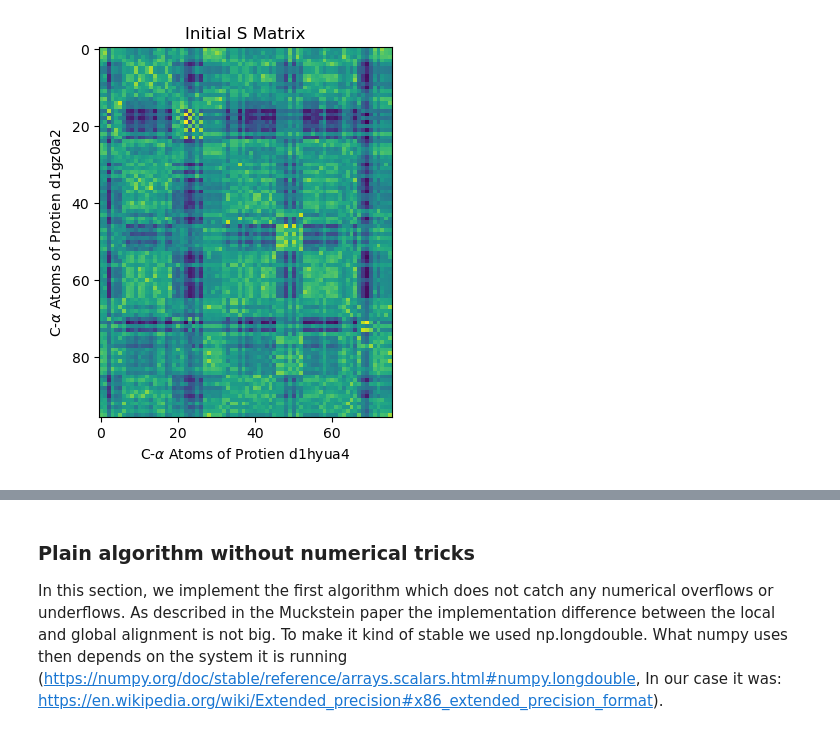
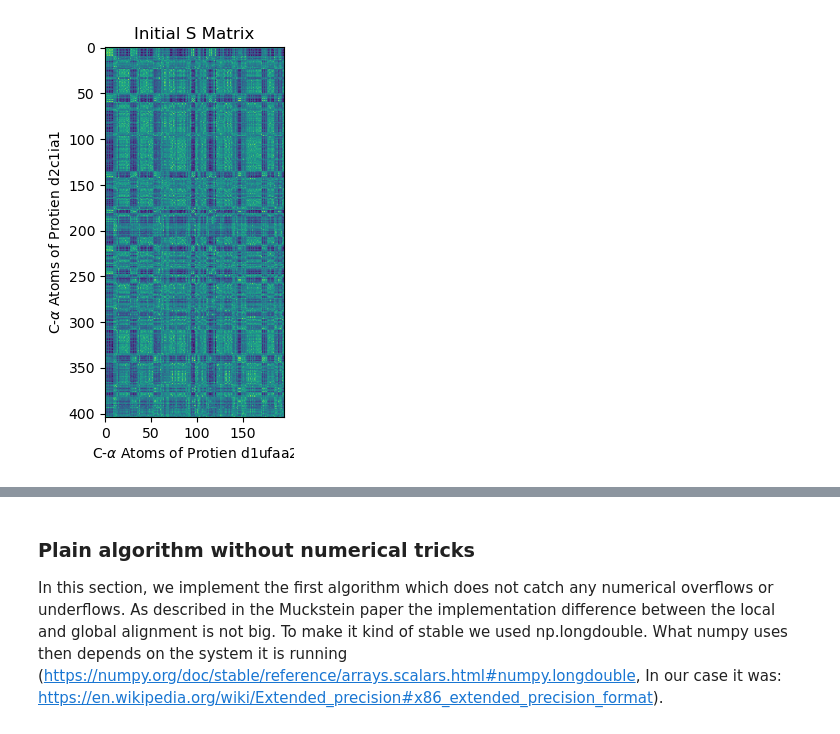
Before and after one commit to lasseReifenrath/Prosa, a Jupyter notebook: ForwardBackwardAlgorithm.ipynb, the cells around one changed output, grey strips where cells are left out. Drawn from its saved outputs; the diff is of its cells as text; code cells hidden in the pictures.

```diff
--- a/ForwardBackwardAlgorithm.ipynb
+++ b/ForwardBackwardAlgorithm.ipynb
@@ -131,23 +143,25 @@ def calcS_np(ss1,ss2 ,aa1, aa2,mat3di, blosum):
 # %%
 # This Cell prepares the S Matrix we use to calculate the forward backward algorithm.
 
 #query = 'd1dkza1'
 #target = 'd2p06a1'
 #query, target = "d1bm9a_", "d1ku9a_"
 query, target = "d1ufaa2", "d2c1ia1"
-#query, target = "d1ec7a1","d1hjua_"
-query, target = "d1hyua4", "d1gz0a2"
+query, target = "d1ec7a1","d1hjua_"
+#query, target = "d1hyua4", "d1gz0a2"
+query = "d1ufaa2"
+target = "d2c1ia1"
 
 
 aa1 = sid2seq_aa[query]
 aa2 = sid2seq_aa[target]
 ss1 = sid2seq_ss[query]
 ss2 = sid2seq_ss[target]
 S = calcS_np(ss1, ss2, aa1, aa2, mat3di, blosum)
 im = plt.imshow(S)
 plt.xlabel(r'C-$\alpha$ Atoms of Protien '+ query)
 plt.ylabel(r'C-$\alpha$ Atoms of Protien '+ target)
 plt.title("Initial S Matrix")
 plt.show()
 # %% [output]
-[figure, old version]
+[figure, new version]
```
Also changed, not shown: parts of 21 cells of this notebook.
